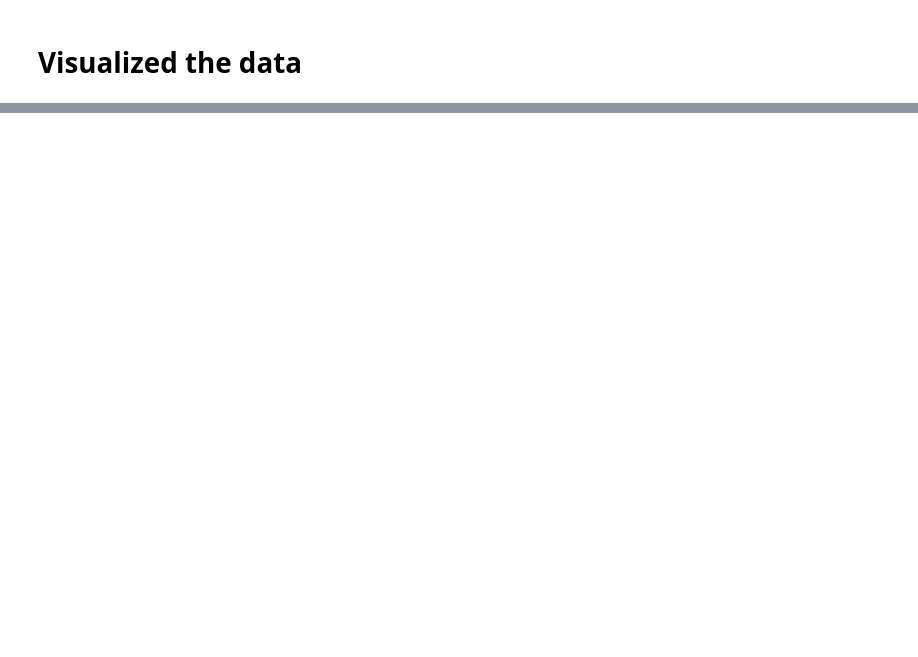
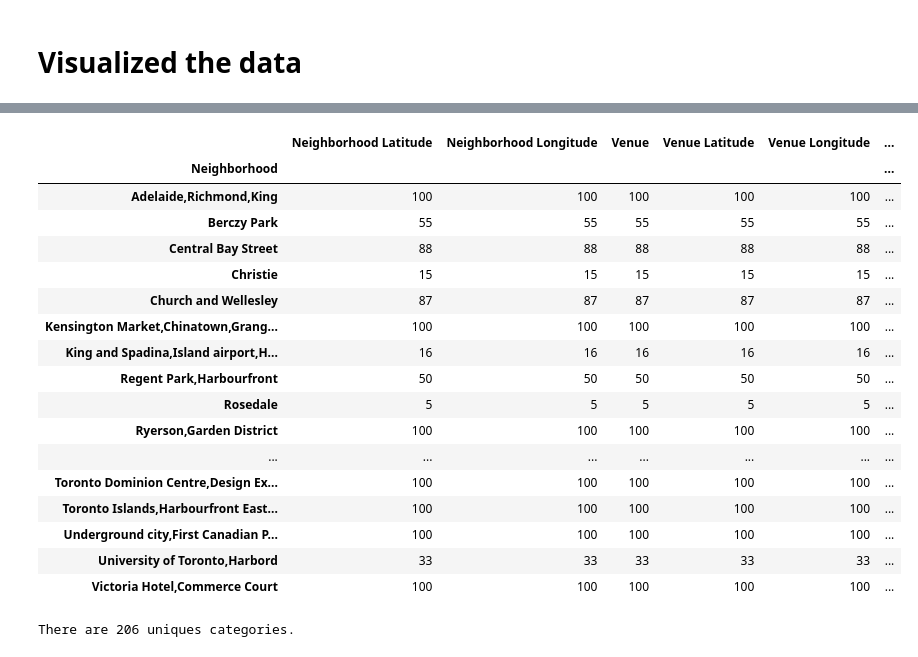
Before and after one commit to SubramanyaA/courseraCapstone, a Jupyter notebook: assignment_Toronto.ipynb, the cells around one changed output, grey strips where cells are left out. Drawn from its saved outputs; the diff is of its cells as text; code cells hidden in the pictures; blank space fills up the shorter version.

```diff
--- a/assignment_Toronto.ipynb
+++ b/assignment_Toronto.ipynb
@@ -200,0 +457,12 @@ venues_map
+# %%
+# function that extracts the category of the venue
+def get_category_type(row):
+    try:
+        categories_list = row['categories']
+    except:
+        categories_list = row['venue.categories']
+
+    if len(categories_list) == 0:
+        return None
+    else:
+        return categories_list[0]['name']
@@ -200,0 +614,25 @@ venues_map
+# %%
+DT_venues.groupby('Neighborhood').count()
+# %% [output]
+|  | Neighborhood Latitude | Neighborhood Longitude | Venue | Venue Latitude | Venue Longitude | ... |
+| Neighborhood |  |  |  |  |  | ... |
+| Adelaide,Richmond,King | 100 | 100 | 100 | 100 | 100 | ... |
+| Berczy Park | 55 | 55 | 55 | 55 | 55 | ... |
+| Central Bay Street | 88 | 88 | 88 | 88 | 88 | ... |
+| Christie | 15 | 15 | 15 | 15 | 15 | ... |
+| Church and Wellesley | 87 | 87 | 87 | 87 | 87 | ... |
+| Kensington Market,Chinatown,Grang... | 100 | 100 | 100 | 100 | 100 | ... |
+| King and Spadina,Island airport,H... | 16 | 16 | 16 | 16 | 16 | ... |
+| Regent Park,Harbourfront | 50 | 50 | 50 | 50 | 50 | ... |
+| Rosedale | 5 | 5 | 5 | 5 | 5 | ... |
+| Ryerson,Garden District | 100 | 100 | 100 | 100 | 100 | ... |
+| ... | ... | ... | ... | ... | ... | ... |
+| Toronto Dominion Centre,Design Ex... | 100 | 100 | 100 | 100 | 100 | ... |
+| Toronto Islands,Harbourfront East... | 100 | 100 | 100 | 100 | 100 | ... |
+| Underground city,First Canadian P... | 100 | 100 | 100 | 100 | 100 | ... |
+| University of Toronto,Harbord | 33 | 33 | 33 | 33 | 33 | ... |
+| Victoria Hotel,Commerce Court | 100 | 100 | 100 | 100 | 100 | ... |
+# %%
+print('There are {} uniques categories.'.format(len(DT_venues['Venue Category'].unique())))
+# %% [output]
+There are 206 uniques categories.
```
Also changed, not shown: parts of 44 cells of this notebook.
